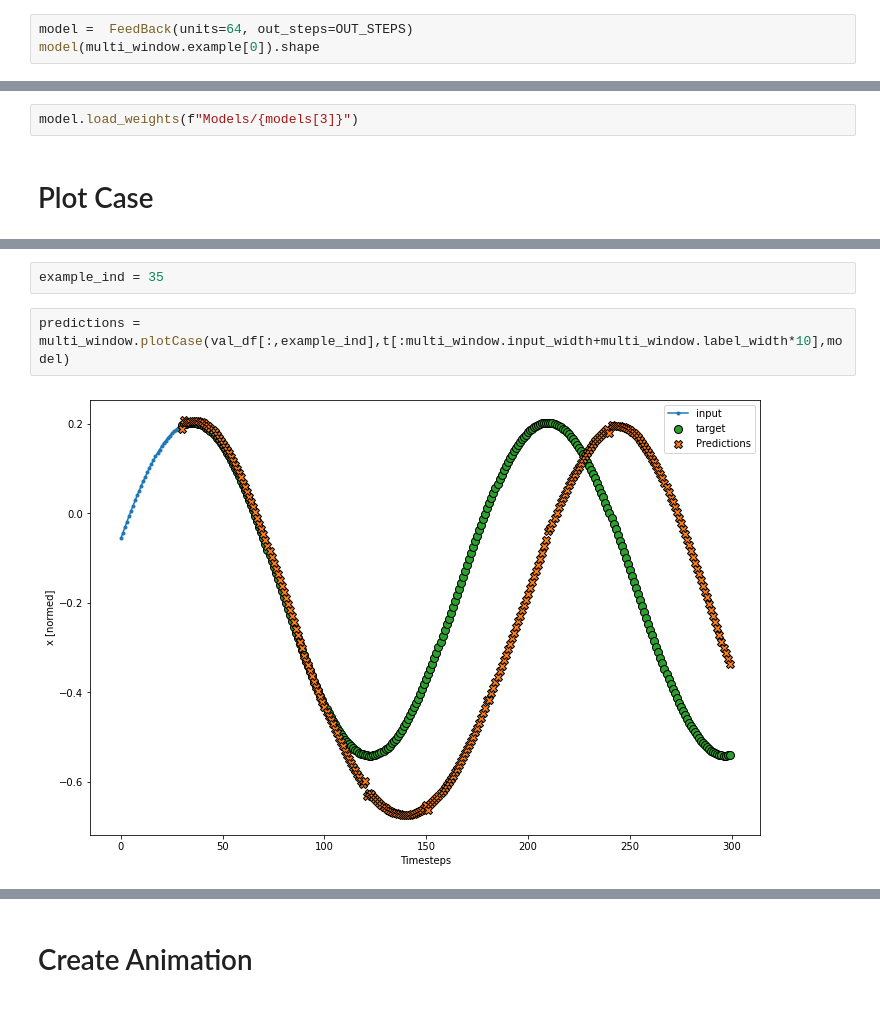
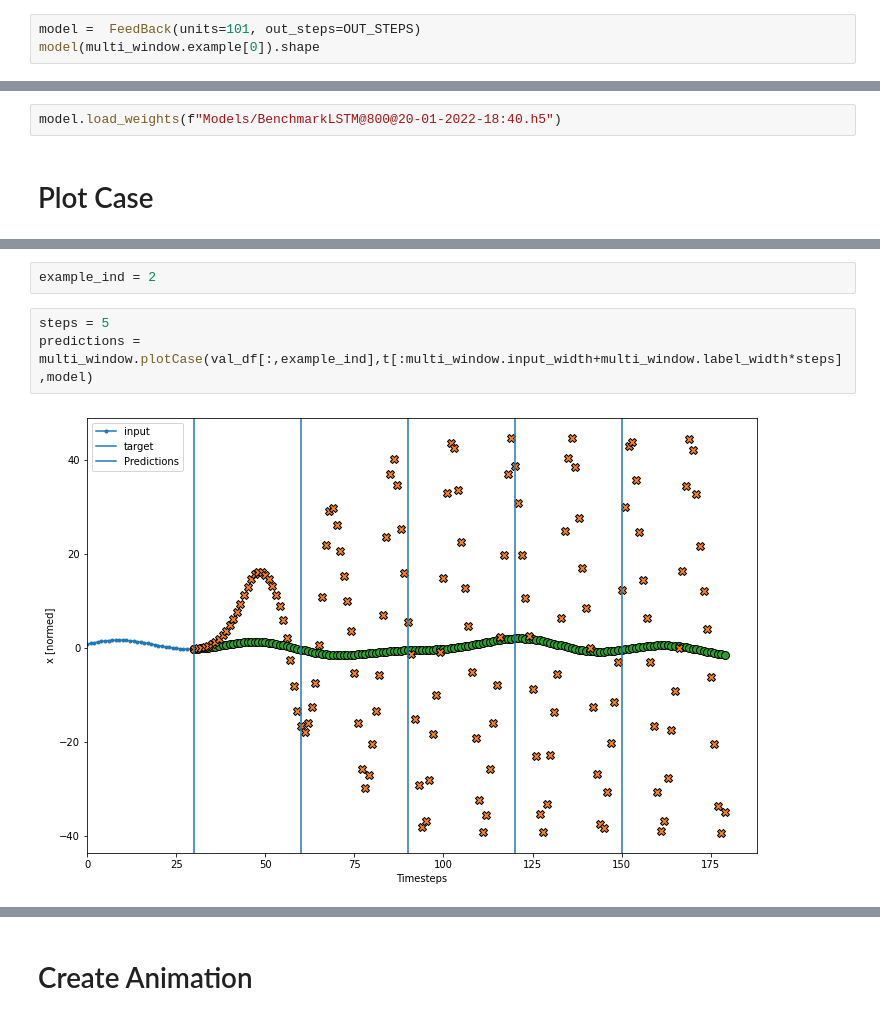
Before and after one commit to trifwn/OscillationLSTM, a Jupyter notebook: LSTMv2AR_vis.ipynb, the cells around one changed output, grey strips where cells are left out. Cells and saved outputs as stored; diff of their text form.

```diff
--- a/LSTMv2AR_vis.ipynb
+++ b/LSTMv2AR_vis.ipynb
@@ -149,4 +97,4 @@ class FeedBack(tf.keras.Model):
 # %%
-model =  FeedBack(units=64, out_steps=OUT_STEPS)
+model =  FeedBack(units=101, out_steps=OUT_STEPS)
 model(multi_window.example[0]).shape
 # %% [output]
@@ -161,4 +111,4 @@ Models/feedbackWeights2.h5
-# %%
-model.load_weights(f"Models/{models[3]}")
+# %%
+model.load_weights(f"Models/BenchmarkLSTM@800@20-01-2022-18:40.h5")
 # %% [markdown]
 # Plot Case
@@ -173,9 +125,10 @@ Wall time: 6.03 s
 # %%
-example_ind = 35
+example_ind = 2
 # %%
-predictions = multi_window.plotCase(val_df[:,example_ind],t[:multi_window.input_width+multi_window.label_width*10],model)
+steps = 5
+predictions = multi_window.plotCase(val_df[:,example_ind],t[:multi_window.input_width+multi_window.label_width*steps],model)
 # %% [output]
-[figure, old version]
+[figure, new version]
 # %%
 predictions = multi_window.plotCase(val_df[:,example_ind],t,model)
 # %% [output]
```
Also changed, not shown: parts of 19 cells of this notebook, 7 other files.
